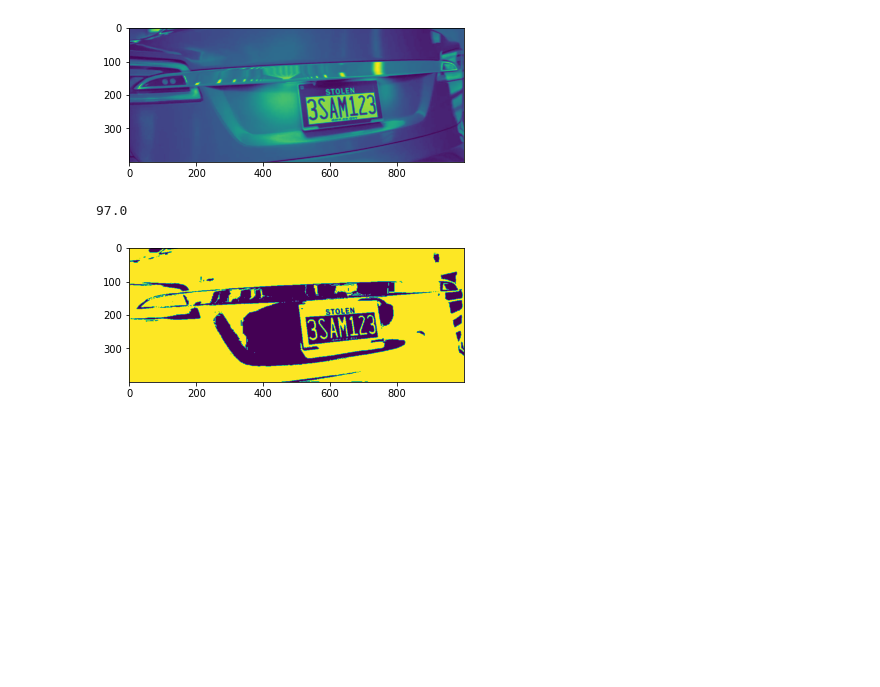
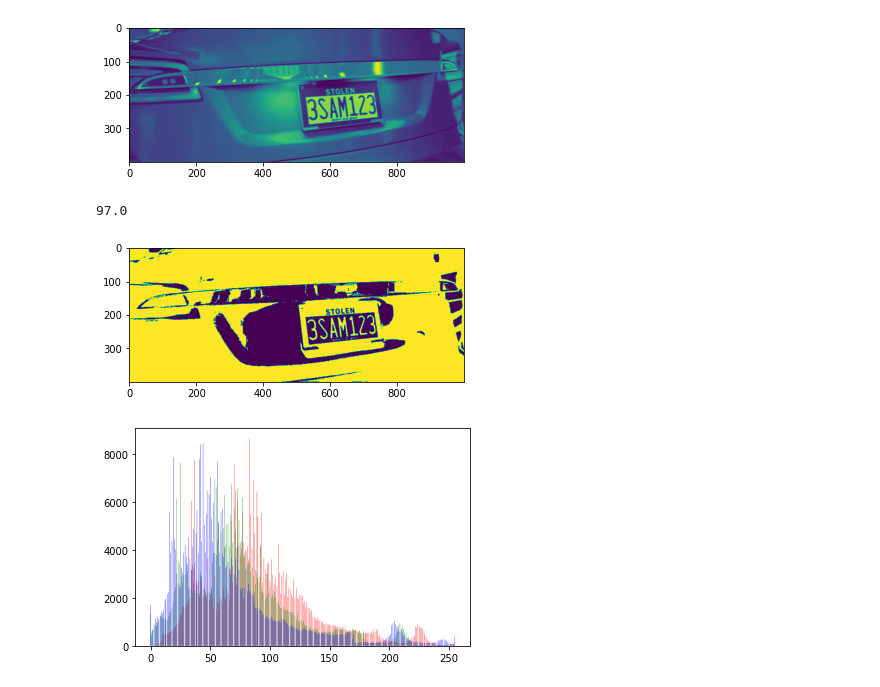
Before and after one commit to ParraCode/Curso-de-Computer-vision-y-Machine-Learning, a Jupyter notebook: apuntes/Modulo2.ipynb, the cells around one changed output. Cells and saved outputs as stored; diff of their text form; code cells hidden in the pictures; blank space fills up the shorter version.

```diff
--- a/apuntes/Modulo2.ipynb
+++ b/apuntes/Modulo2.ipynb
@@ -86,3 +84,15 @@ show_img(binary)
 [figure]
 97.0
 [figure]
+# %%
+rojo = img2[:,:,0].flatten()
+verde = img2[:,:,1].flatten()
+azul = img2[:,:,2].flatten()
+
+plt.hist(rojo,bins=1000,histtype='stepfilled',color='red')
+plt.hist(verde,bins=1000,histtype='stepfilled',color='green')
+plt.hist(azul,bins=1000,histtype='stepfilled',color='blue')
+
+plt.show()
+# %% [output]
+[figure, added]
```
Also changed, not shown: parts of 15 cells of this notebook, 1 other file.
